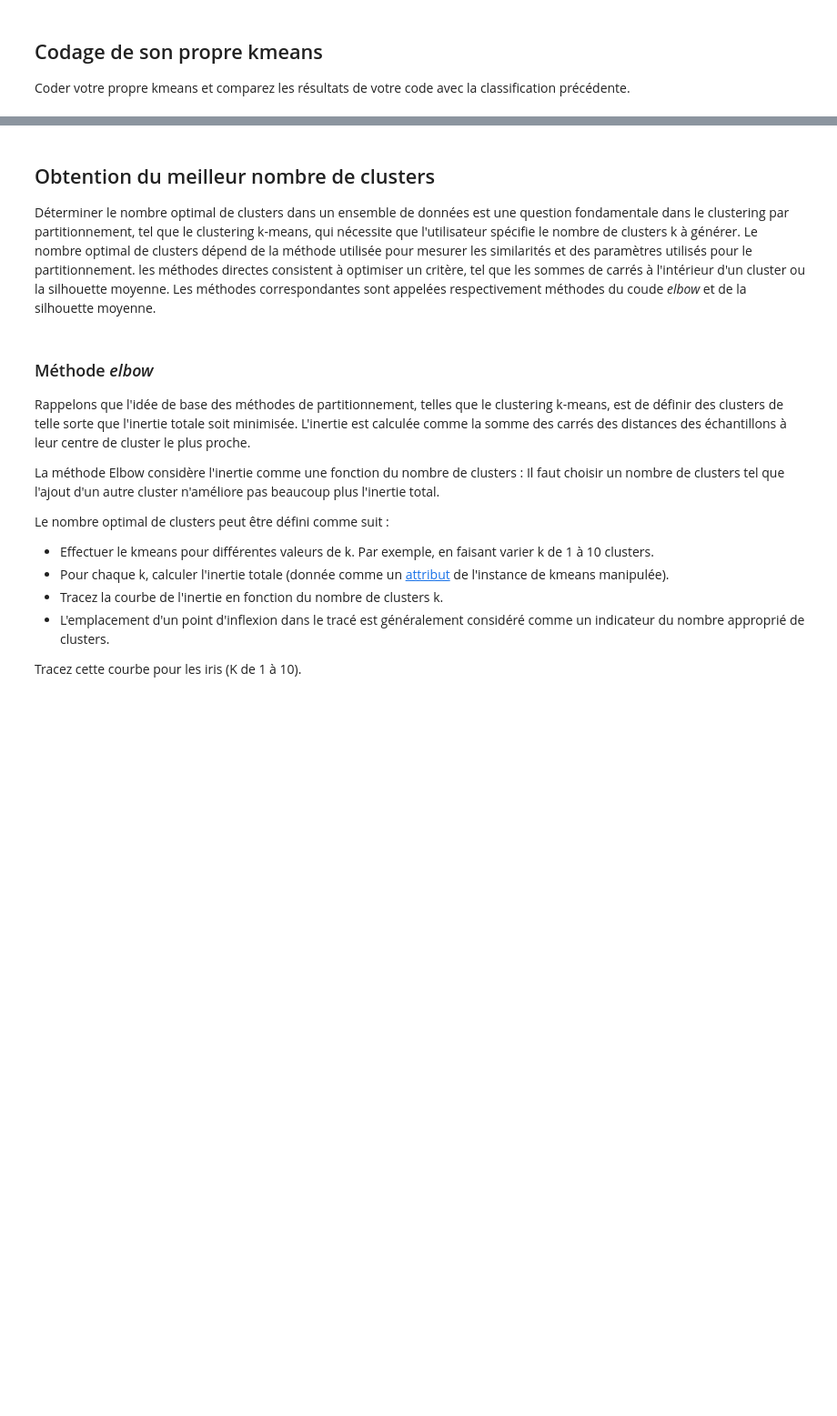
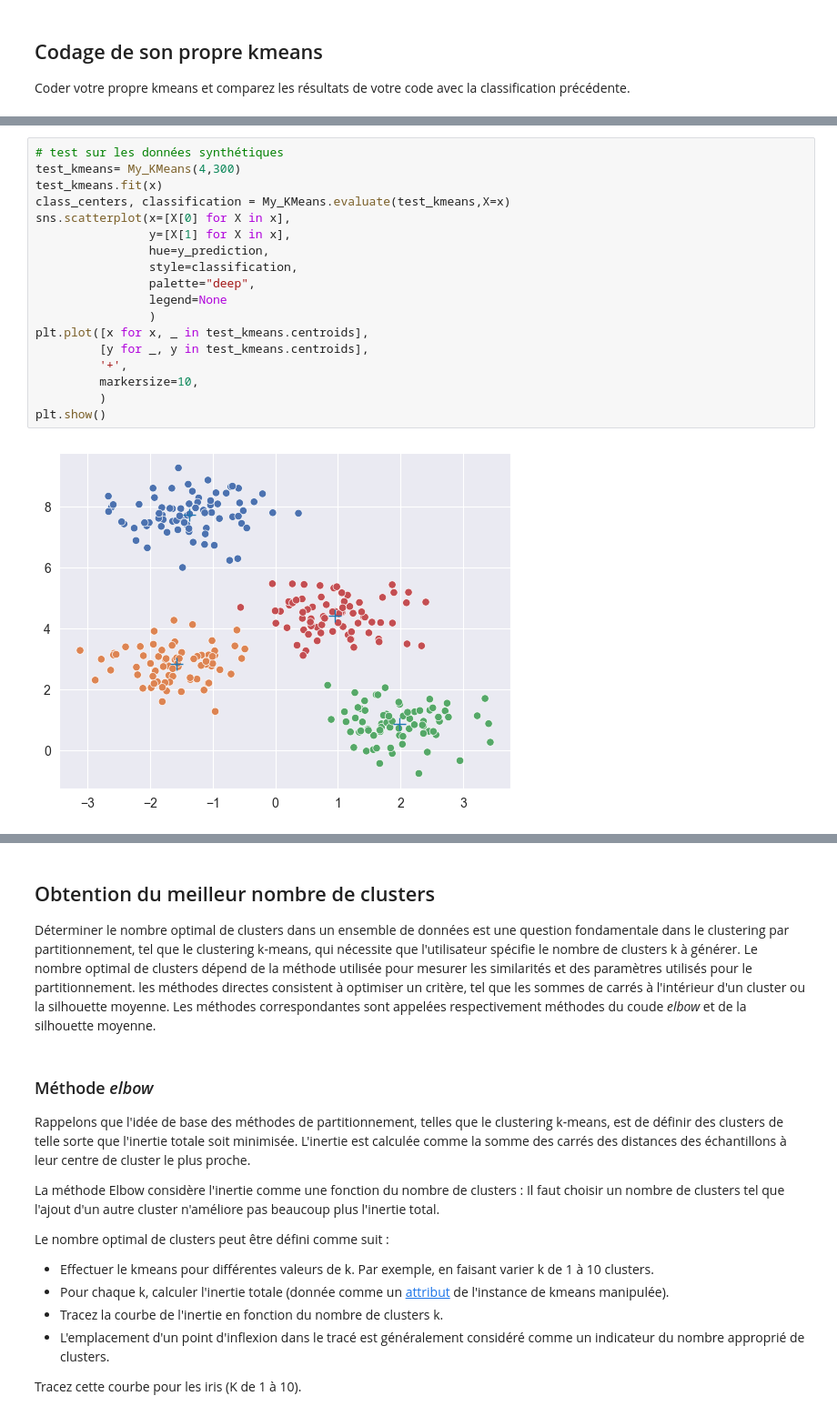
Before and after one commit to Saleheddin/AData, a Jupyter notebook: Source/tp2.ipynb, the cells around one changed output, grey strips where cells are left out. Shown: that part at 91% size. Saved outputs shown, nothing was run; the diff lists cells and outputs as text; blank space fills up the shorter version.

Commit message:
create Kmeans and test it

```diff
--- a/Source/tp2.ipynb
+++ b/Source/tp2.ipynb
@@ -152,0 +220,20 @@ Coder votre propre kmeans et comparez les résultats de votre code avec la class
+# %%
+# test sur les données synthétiques
+test_kmeans= My_KMeans(4,300)
+test_kmeans.fit(x)
+class_centers, classification = My_KMeans.evaluate(test_kmeans,X=x)
+sns.scatterplot(x=[X[0] for X in x],
+                y=[X[1] for X in x],
+                hue=y_prediction,
+                style=classification,
+                palette="deep",
+                legend=None
+                )
+plt.plot([x for x, _ in test_kmeans.centroids],
+         [y for _, y in test_kmeans.centroids],
+         '+',
+         markersize=10,
+         )
+plt.show()
+# %% [output]
+[figure, added]
```
Also changed, not shown: parts of 13 cells of this notebook.
